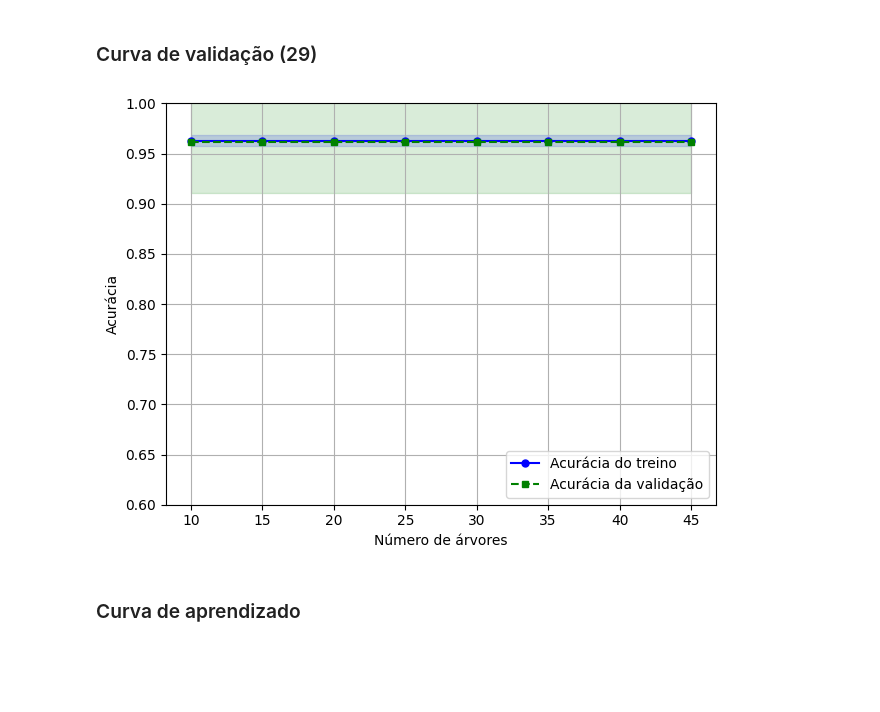
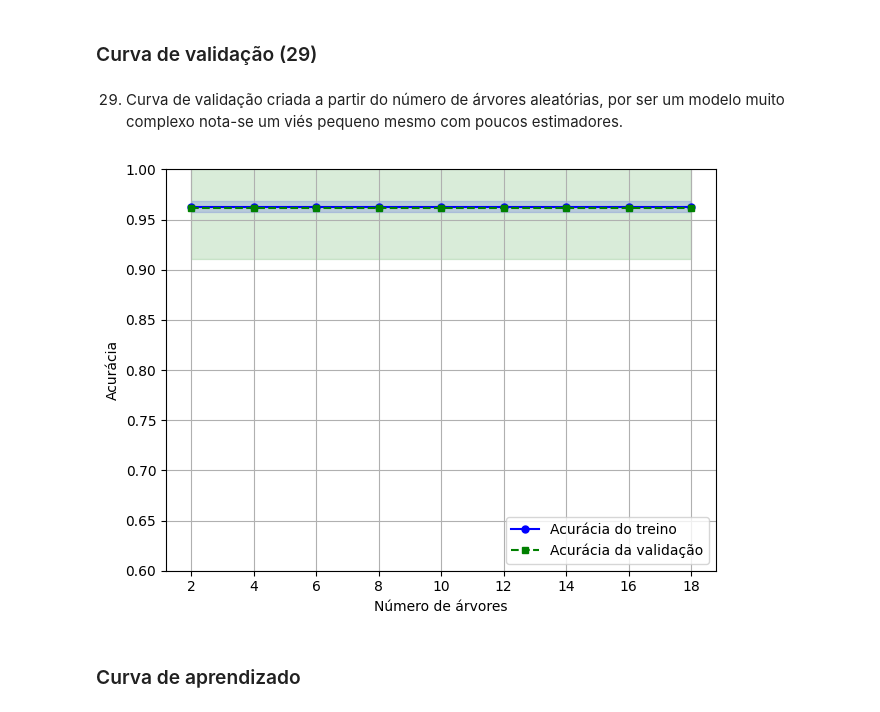
Before and after one commit to bbastos1310/projeto_mod5, a Jupyter notebook: projeto_modulo5.ipynb, the cells around one changed output. Saved outputs shown, nothing was run; the diff lists cells and outputs as text; code cells hidden in the pictures; blank space fills up the shorter version.

```diff
--- a/projeto_modulo5.ipynb
+++ b/projeto_modulo5.ipynb
@@ -827,8 +834,10 @@ pipe_forest.get_params()
  'Forest__warm_start': False}
 # %% [markdown]
 ### Curva de validação (29)
+# %% [markdown]
+29) Curva de validação criada a partir do número de árvores aleatórias, por ser um modelo muito complexo nota-se um viés pequeno mesmo com poucos estimadores.
 # %%
-param_range = np.arange(10,50,5).tolist()
+param_range = np.arange(2,20,2).tolist()
 train_scores, test_scores = validation_curve(
                 estimator=pipe_forest,
                 X = X_train,
@@ -842,34 +851,34 @@ train_std = np.std(train_scores, axis=1)
 test_mean = np.mean(test_scores, axis=1)
 test_std = np.std(test_scores, axis=1)
 
 plt.plot(param_range, train_mean,
          color='blue', marker='o',
          markersize=5, label='Acurácia do treino')
 
 plt.fill_between(param_range, train_mean + train_std,
                  train_mean - train_std, alpha=0.15,
                  color='blue')
 
 plt.plot(param_range, test_mean,
          color='green', linestyle='--',
          marker='s', markersize=5,
          label='Acurácia da validação')
 
 plt.fill_between(param_range,
                  test_mean + test_std,
                  test_mean - test_std,
                  alpha=0.15, color='green')
 
 plt.grid()
 plt.xscale('linear')
 plt.legend(loc='lower right')
 plt.xlabel('Número de árvores')
 plt.ylabel('Acurácia')
 plt.ylim([0.6, 1])
 plt.tight_layout()
 plt.show()
 # %% [output]
-[figure, old version]
+[figure, new version]
 # %% [markdown]
 ### Curva de aprendizado
 # %%
```
Also changed, not shown: parts of 37 cells of this notebook.
